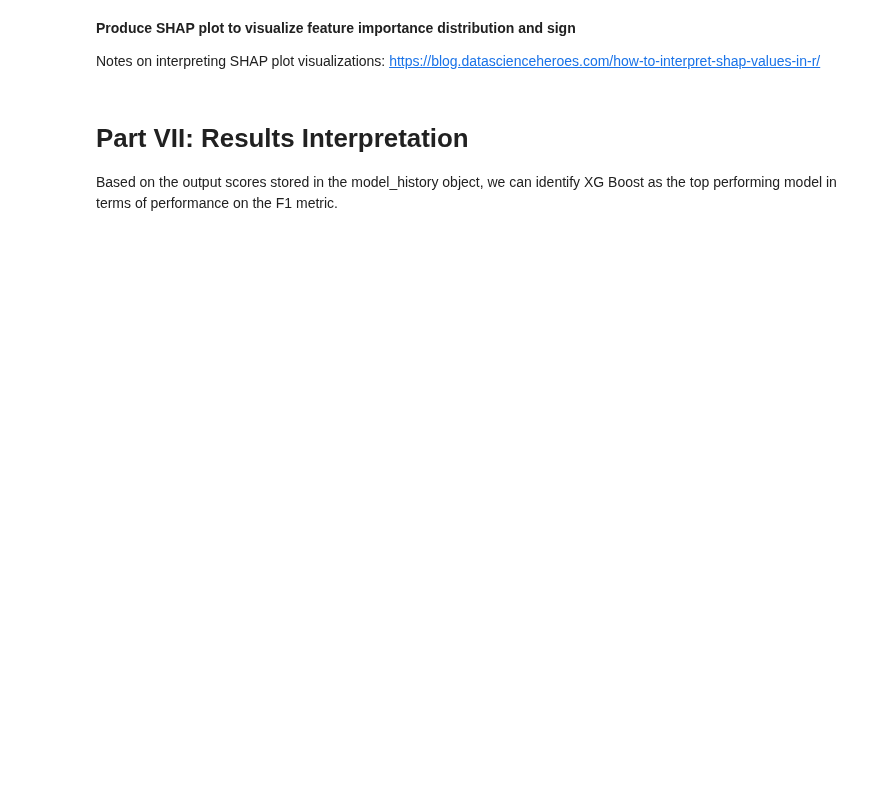
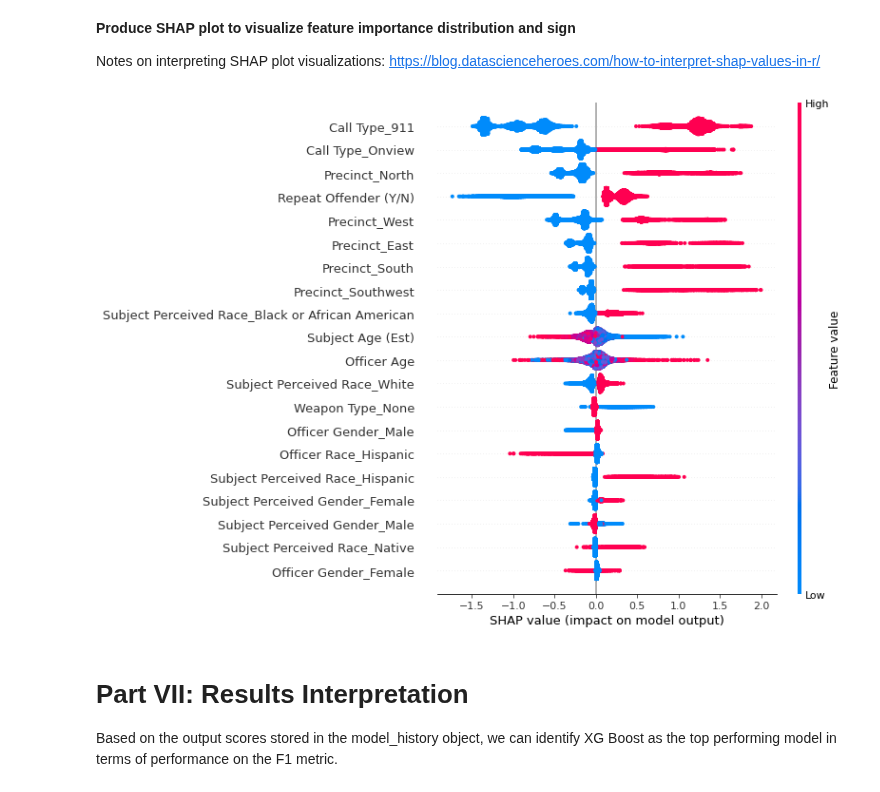
Before and after one commit to sethnlewis/Policing-Bias, a Jupyter notebook: notebooks/final_notebook.ipynb, the cells around one changed output. Saved outputs shown, nothing was run; the diff lists cells and outputs as text; code cells hidden in the pictures; blank space fills up the shorter version.

```diff
--- a/notebooks/final_notebook.ipynb
+++ b/notebooks/final_notebook.ipynb
@@ -835,3 +771,8 @@ produce_shap_plot(X, y, final_model_xgb)
+# %%
+final_model_xgb_shap = final_model_xgb # Create copy
+produce_shap_plot(X.copy(), y, final_model_xgb_shap)
+# %% [output]
+[figure, added]
 # %% [markdown]
 # Part VII: Results Interpretation
 
```
Also changed, not shown: parts of 37 cells of this notebook, 2 other files.
